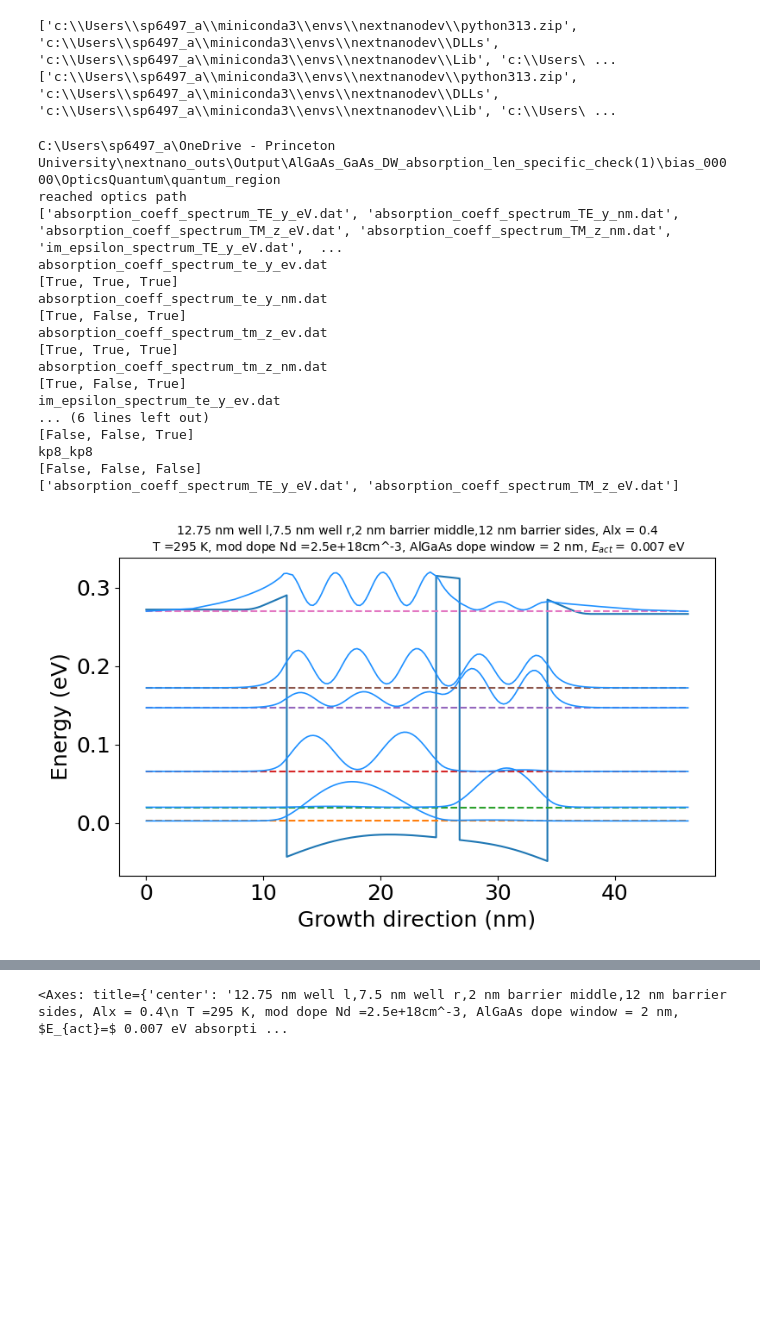
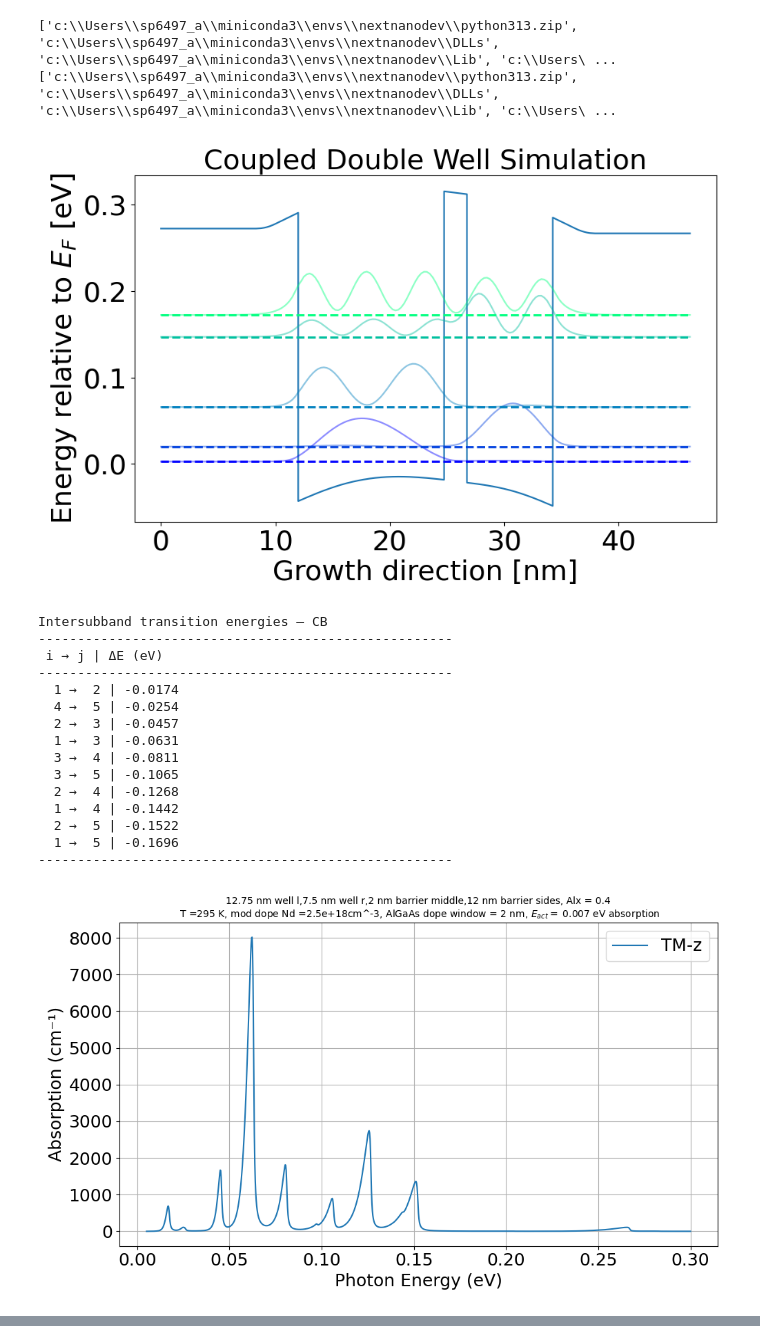
Before and after one commit to sherpsss/nextnanopy_projects, a Jupyter notebook: AlGaAsGaAsDW/DW_check_absorption.ipynb, the cells around one changed output, grey strips where cells are left out. Drawn from its saved outputs; the diff is of its cells as text; code cells hidden in the pictures; blank space fills up the shorter version.

```diff
--- a/AlGaAsGaAsDW/DW_check_absorption.ipynb
+++ b/AlGaAsGaAsDW/DW_check_absorption.ipynb
@@ -25,49 +25,51 @@ quantum_band_interactions = r'kp8_kp8'
 # %%
 %matplotlib widget
 parent_dir = r"C:\Users\sp6497_a\OneDrive - Princeton University\nextnano_outs\Output\AlGaAs_GaAs_DW_absorption_len_specific_check(1)"
 VB_cutoff = -1
-simoutidk = build_output(parent_dir,quantum_region,quantum_band,quantum_band_interactions,bias,VB_cutoff,14)
+simoutidk = build_output(parent_dir,quantum_region,bias,14,quantum_band = quantum_band, quantum_band_interactions = quantum_band_interactions, VB_cutoff=VB_cutoff,model='kp')
 simoutidk.bands['CB'].sort_subbands(decreasing=False)
 simoutidk.bands['CB'].remove_subband(index=7)
-# simoutidk.bands['CB'].remove_subband(index=6)
+simoutidk.bands['CB'].remove_subband(index=6)
 # simout.bands['CB'].
 
 barrier_sides = simoutidk.variables['w_barrier']
 w_middle_barrier = simoutidk.variables['w_middle_barrier']
 w_well_l = simoutidk.variables['w_well_l']
 w_well_r = simoutidk.variables['w_well_r']
 temp = simoutidk.variables['temp']
 # temp = 295
 
 
 mod_dop_cc = simoutidk.variables['impurity_conc_cc']
 AlGaAs_dop_window = simoutidk.variables['delta_donor_w']
 Al_x = simoutidk.variables['Al_alloy']
 act_E_AlaAs = simoutidk.variables['activation_E_AlAs']
 # act_E_AlaAs =-100.0
 
+font_base = 26
 
 base_title = str(w_well_l) +' nm well l,' + str(w_well_r) + ' nm well r,' + str(w_middle_barrier) + ' nm barrier middle,' + str(barrier_sides) + ' nm barrier sides, Alx = ' + str(Al_x) + '\n T =' + str(temp) + ' K, mod dope Nd =' + str(mod_dop_cc) + 'cm^-3, AlGaAs dope window = '+ str(AlGaAs_dop_window) + ' nm, $E_{act}=$ ' + str(act_E_AlaAs) + ' eV'
-simoutidk.bands['CB'].plot_band(title_diff=base_title,normalize_y=False,fontsizetitle=10,show_legend=False)
+title_poster = 'Coupled Double Well Simulation'
+poster_fig,poster_ax = plt.subplots(figsize=(9,6))
+simoutidk.bands['CB'].plot_band(ax=poster_ax,title_diff=title_poster,normalize_y=False,fontsizetitle=font_base,show_legend=False,fontsizebase=font_base)
 simoutidk.bands['CB'].calc_intersubband_transitions()
 simoutidk.bands['CB'].display_intersubband_transitions(upward_only=True,sort_by_deltaE="descending")
-simoutidk.optical_absorption.get_spectrum('TM-z').plot(show_grid=True,diff_title=base_title + ' absorption', fontsizetitle=10)
+simoutidk.optical_absorption.get_spectrum('TM-z').plot(show_grid=True,diff_title=base_title + ' absorption', fontsizetitle=font_base)
 # %% [output]
+[figure, new version]
-C:\Users\sp6497_a\OneDrive - Princeton University\nextnano_outs\Output\AlGaAs_GaAs_DW_absorption_len_specific_check(1)\bias_00000\OpticsQuantum\quantum_region
-reached optics path
-['absorption_coeff_spectrum_TE_y_eV.dat', 'absorption_coeff_spectrum_TE_y_nm.dat', 'absorption_coeff_spectrum_TM_z_eV.dat', 'absorption_coeff_spectrum_TM_z_nm.dat', 'im_epsilon_spectrum_TE_y_eV.dat',  ...
-absorption_coeff_spectrum_te_y_ev.dat
-[True, True, True]
-absorption_coeff_spectrum_te_y_nm.dat
-[True, False, True]
-absorption_coeff_spectrum_tm_z_ev.dat
-[True, True, True]
-absorption_coeff_spectrum_tm_z_nm.dat
-[True, False, True]
-im_epsilon_spectrum_te_y_ev.dat
-... (6 lines left out)
-[False, False, True]
-kp8_kp8
-[False, False, False]
-['absorption_coeff_spectrum_TE_y_eV.dat', 'absorption_coeff_spectrum_TM_z_eV.dat']
+Intersubband transition energies — CB
+-----------------------------------------------------
+ i → j | ΔE (eV)
+-----------------------------------------------------
+  1 →  2 | -0.0174
+  4 →  5 | -0.0254
+  2 →  3 | -0.0457
+  1 →  3 | -0.0631
+  3 →  4 | -0.0811
+  3 →  5 | -0.1065
+  2 →  4 | -0.1268
+  1 →  4 | -0.1442
+  2 →  5 | -0.1522
+  1 →  5 | -0.1696
+-----------------------------------------------------
-[figure, old version]
+[figure]
@@ -95,4 +77,3 @@ Intersubband transition energies — CB
-<Axes: title={'center': '12.75 nm well l,7.5 nm well r,2 nm barrier middle,12 nm barrier sides, Alx = 0.4\n T =295 K, mod dope Nd =2.5e+18cm^-3, AlGaAs dope window = 2 nm, $E_{act}=$ 0.007 eV absorpti ...
 # %%
 parent_dir = r'C:\Users\sp6497_a\nextnano_outs\Output\middle_7.5nm_well_hybridized(7)'
 VB_cutoff = -1
```
Also changed, not shown: parts of 2 cells of this notebook, 5 other files.
